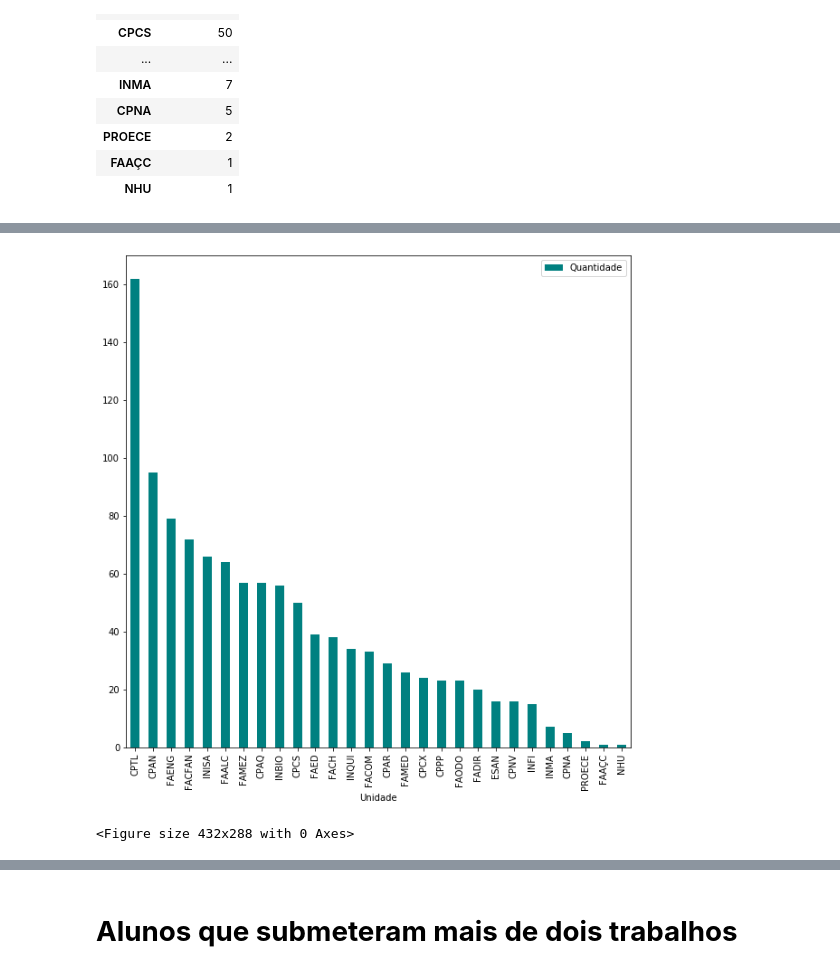
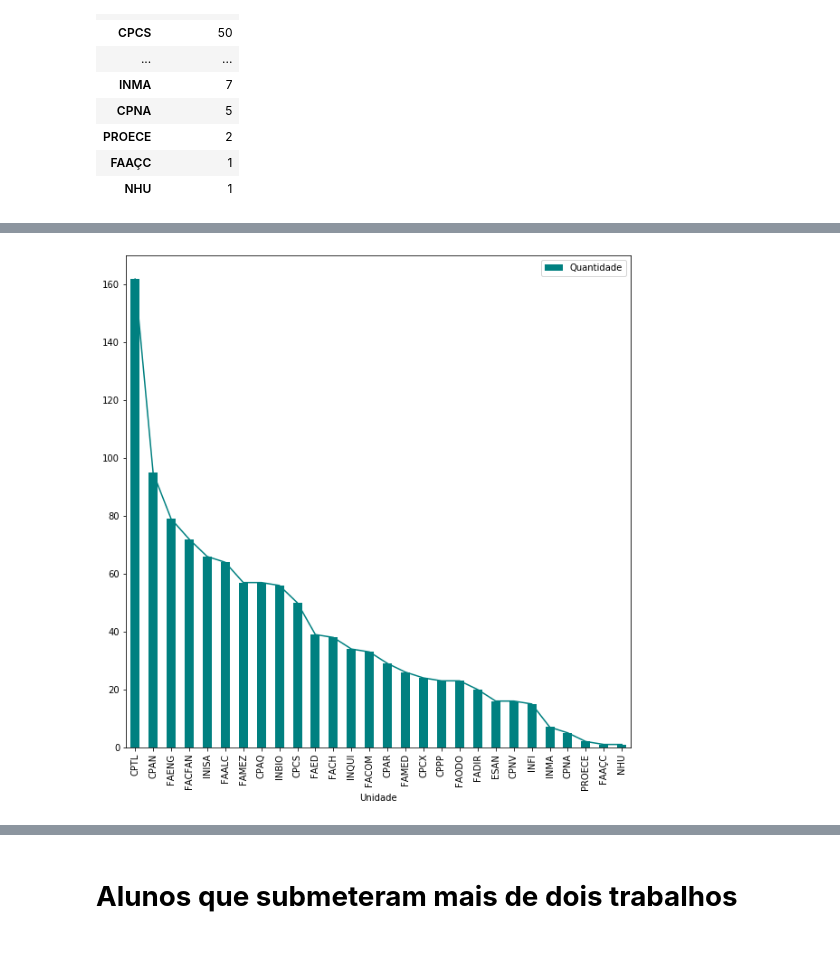
Before and after one commit to danbailo/Data-Science, a Jupyter notebook: Pandas/script/script.ipynb, the cells around one changed output, grey strips where cells are left out. Saved outputs shown, nothing was run; the diff lists cells and outputs as text; code cells hidden in the pictures.

```diff
--- a/Pandas/script/script.ipynb
+++ b/Pandas/script/script.ipynb
@@ -13,12 +15,6 @@ def get_data(tables):
 # %%
-if __name__ == "__main__":
-
-    data_frames = get_data(camelot.read_pdf('edital.pdf', pages='1-54', flavor='lattice', strip_text='\n'))
-    df = reduce(lambda left,right: pd.merge(left,right,on=[0,1,2,3,4],how='outer'), data_frames)
-    df.drop(0, inplace=True)
-    df.rename(columns={
-        0:'Estudante', 1:'Unidade', 2:'Título do Trabalho',
-        3:'Programa', 4:'Data da apresentação'},inplace=True)
-
-    with open('data.json','w', encoding='utf-8') as file: file.write(json.dumps(df.to_dict(), ensure_ascii=False, indent=4))
-    df.to_excel('data.xlsx', sheet_name='Sheet1', index=False)
+df = reduce(lambda left,right: pd.merge(left,right,on=[0,1,2,3,4],how='outer'), data_frames)
+df.drop(0, inplace=True)
+df.rename(columns={
+    0:'Estudante', 1:'Unidade', 2:'Título do Trabalho',
+    3:'Programa', 4:'Data da apresentação'},inplace=True)
@@ -114,13 +117,10 @@ pie_fig.savefig('qtd.pdf')
 # %%
-bar_qtd = qtd_excel.plot.bar(color='teal',figsize=(10,10), label='Quantidade')
+ax = qtd_excel.plot(color='teal',figsize=(10,10), label='Quantidade', legend=False)
+bar_qtd = qtd_excel.plot(color='teal',figsize=(10,10), label='Quantidade', kind='bar', ax=ax)
 # %% [output]
-[figure, old version]
+[figure, new version]
 # %%
-for p in bar_qtd.patches:
-    bar_qtd.annotate('{}'.format((str(p.get_height()))), (p.get_x(), p.get_height()))
-plt.tight_layout()
+for p in bar_qtd.patches: bar_qtd.annotate('{}'.format(str(p.get_height())), (p.get_x(), p.get_height()))
-# %% [output]
-<Figure size 432x288 with 0 Axes>
 # %%
 bar_fig = bar_qtd.get_figure()
 # %%
```
Also changed, not shown: parts of 8 cells of this notebook, 11 other files.
